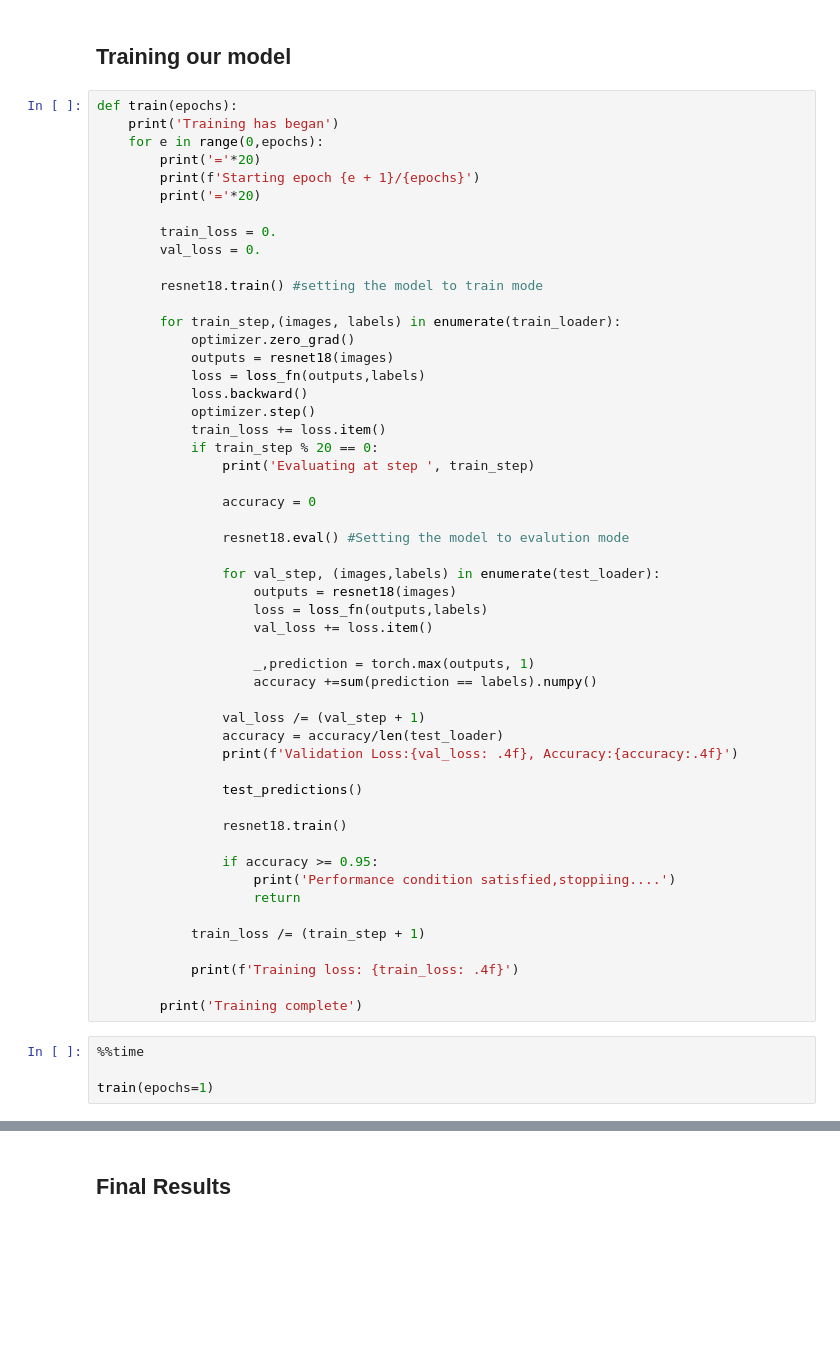
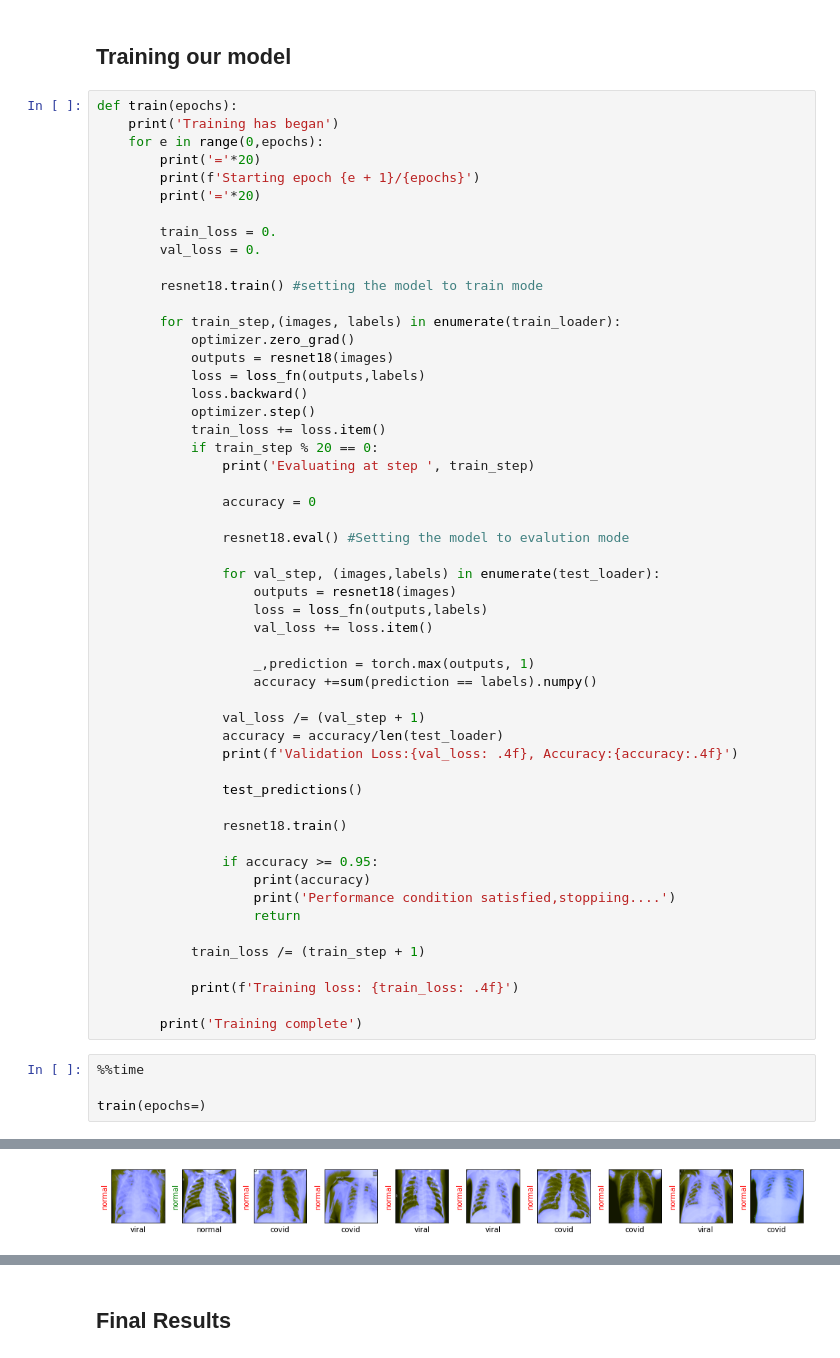
Before and after one commit to gtechzilla/Chest_X-Ray-Classification, a Jupyter notebook: Untitled.ipynb, the cells around one changed output, grey strips where cells are left out. Saved outputs shown, nothing was run; the diff lists cells and outputs as text; blank space fills up the shorter version.

```diff
--- a/Untitled.ipynb
+++ b/Untitled.ipynb
@@ -230,6 +230,7 @@ def train(epochs):
                 resnet18.train()
 
                 if accuracy >= 0.95:
+                    print(accuracy)
                     print('Performance condition satisfied,stoppiing....')
                     return
 
@@ -241,7 +242,7 @@ def train(epochs):
 # %%
 %%time
 
-train(epochs=1)
+train(epochs=)
 # %% [output]
 Training has began
 ====================
@@ -250,0 +253 @@ Evaluating at step  0
+[figure, added]
```
Also changed, not shown: parts of 3 cells of this notebook.
